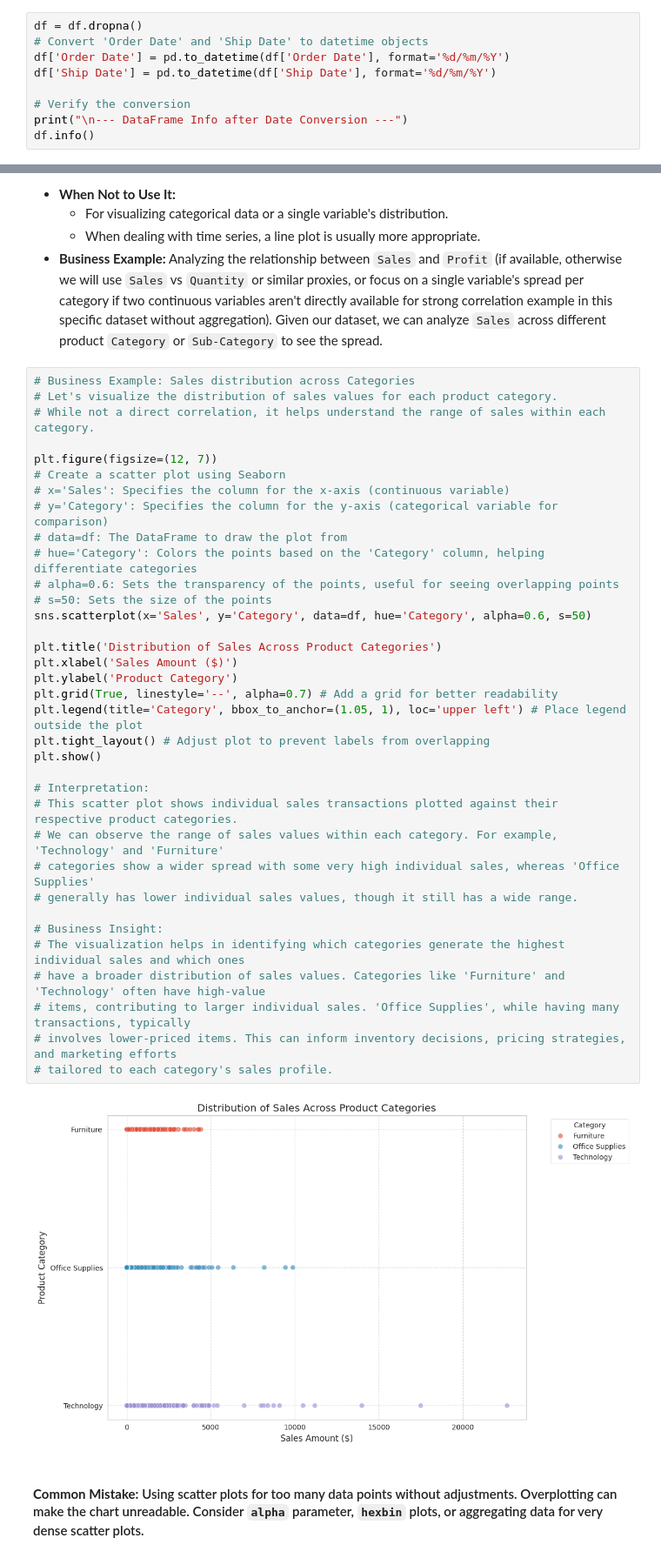
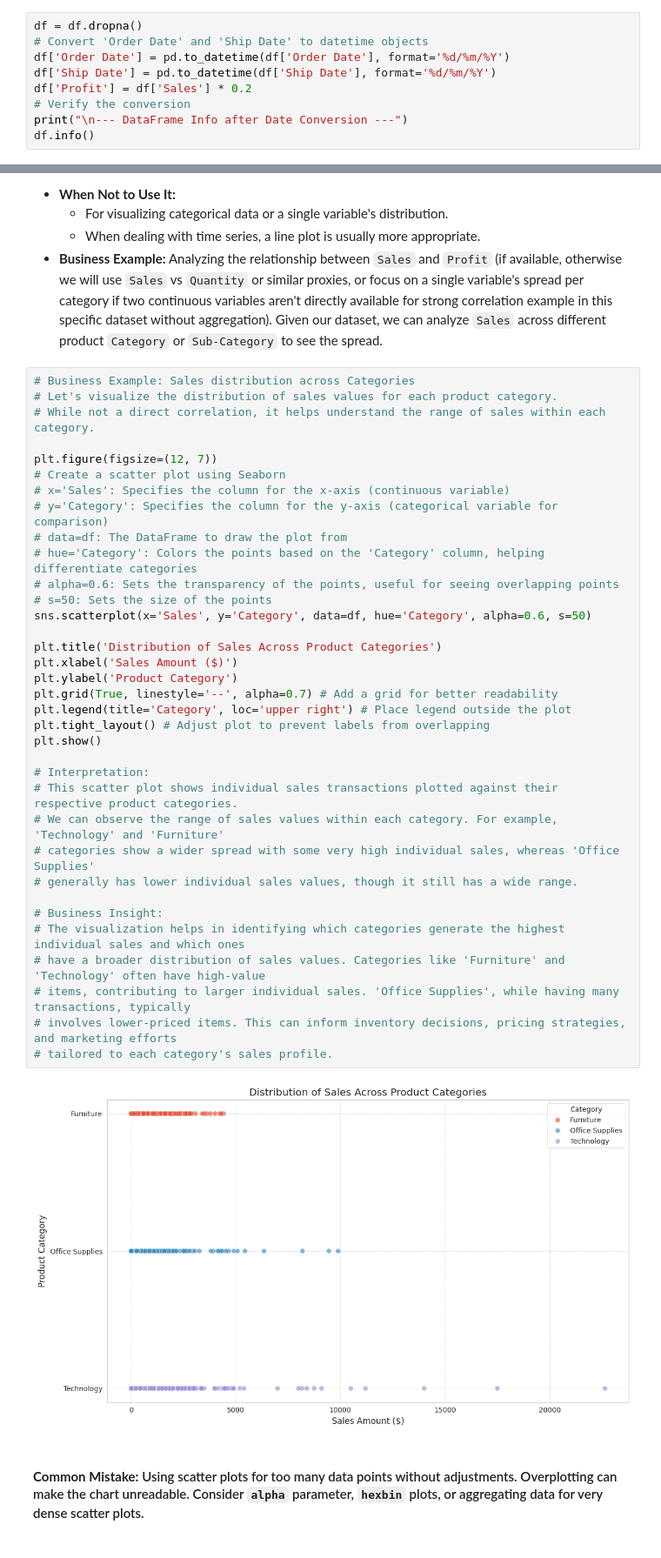
Before and after one commit to Mohamad-Selawy/Python, a Jupyter notebook: Data Analysis/Level 3/Part_2_Visualization_with_Seaborn.ipynb, the cells around one changed output, grey strips where cells are left out. Shown at 87% size. Cells and saved outputs as stored; diff of their text form.

```diff
--- a/Data Analysis/Level 3/Part_2_Visualization_with_Seaborn.ipynb
+++ b/Data Analysis/Level 3/Part_2_Visualization_with_Seaborn.ipynb
@@ -114,7 +96,7 @@ df = df.dropna()
 # Convert 'Order Date' and 'Ship Date' to datetime objects
 df['Order Date'] = pd.to_datetime(df['Order Date'], format='%d/%m/%Y')
 df['Ship Date'] = pd.to_datetime(df['Ship Date'], format='%d/%m/%Y')
-
+df['Profit'] = df['Sales'] * 0.2
 # Verify the conversion
 print("\n--- DataFrame Info after Date Conversion ---")
 df.info()
@@ -216,35 +190,35 @@ In this section, we will explore some of the most commonly used and powerful Sea
 plt.figure(figsize=(12, 7))
 # Create a scatter plot using Seaborn
 # x='Sales': Specifies the column for the x-axis (continuous variable)
 # y='Category': Specifies the column for the y-axis (categorical variable for comparison)
 # data=df: The DataFrame to draw the plot from
 # hue='Category': Colors the points based on the 'Category' column, helping differentiate categories
 # alpha=0.6: Sets the transparency of the points, useful for seeing overlapping points
 # s=50: Sets the size of the points
 sns.scatterplot(x='Sales', y='Category', data=df, hue='Category', alpha=0.6, s=50)
 
 plt.title('Distribution of Sales Across Product Categories')
 plt.xlabel('Sales Amount ($)')
 plt.ylabel('Product Category')
 plt.grid(True, linestyle='--', alpha=0.7) # Add a grid for better readability
-plt.legend(title='Category', bbox_to_anchor=(1.05, 1), loc='upper left') # Place legend outside the plot
+plt.legend(title='Category', loc='upper right') # Place legend outside the plot
 plt.tight_layout() # Adjust plot to prevent labels from overlapping
 plt.show()
 
 # Interpretation:
 # This scatter plot shows individual sales transactions plotted against their respective product categories.
 # We can observe the range of sales values within each category. For example, 'Technology' and 'Furniture'
 # categories show a wider spread with some very high individual sales, whereas 'Office Supplies'
 # generally has lower individual sales values, though it still has a wide range.
 
 # Business Insight:
 # The visualization helps in identifying which categories generate the highest individual sales and which ones
 # have a broader distribution of sales values. Categories like 'Furniture' and 'Technology' often have high-value
 # items, contributing to larger individual sales. 'Office Supplies', while having many transactions, typically
 # involves lower-priced items. This can inform inventory decisions, pricing strategies, and marketing efforts
 # tailored to each category's sales profile.
 # %% [output]
-[figure, old version]
+[figure, new version]
 # %% [markdown]
 #### **Common Mistake:** Using scatter plots for too many data points without adjustments. Overplotting can make the chart unreadable. Consider `alpha` parameter, `hexbin` plots, or aggregating data for very dense scatter plots.
 # %% [markdown]
```
Also changed, not shown: parts of 9 cells of this notebook.
